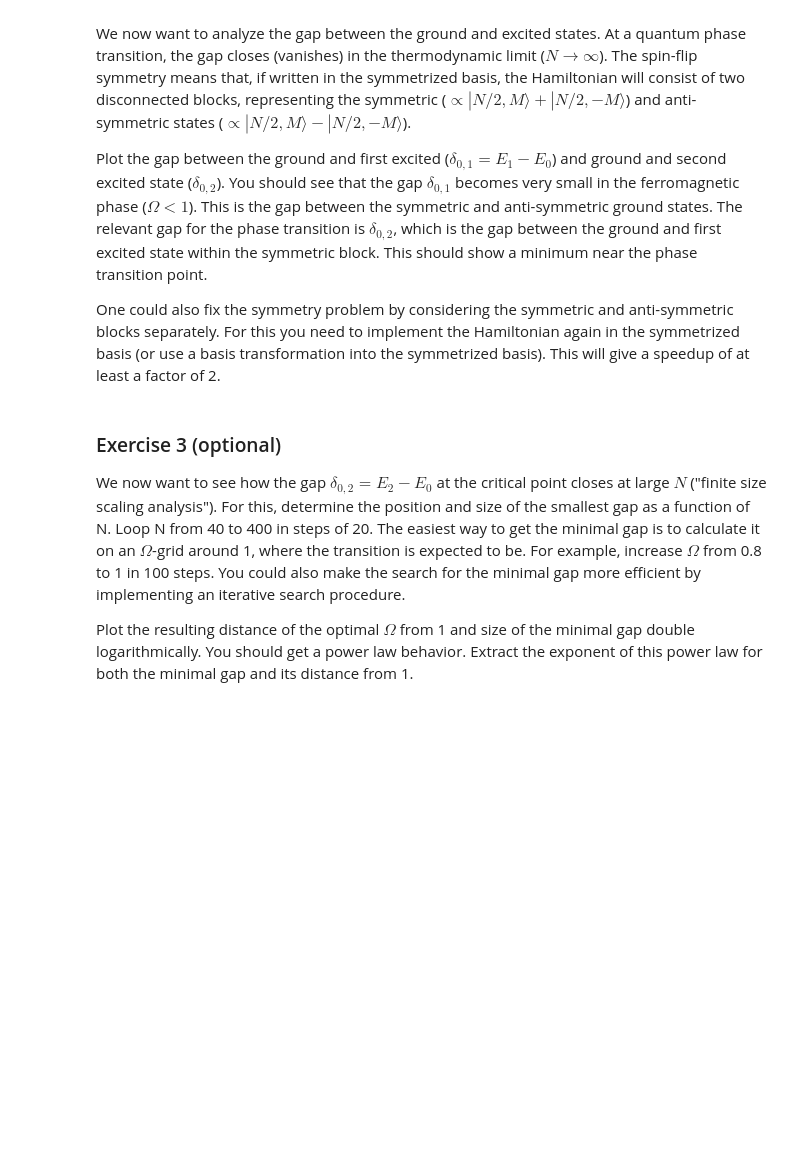
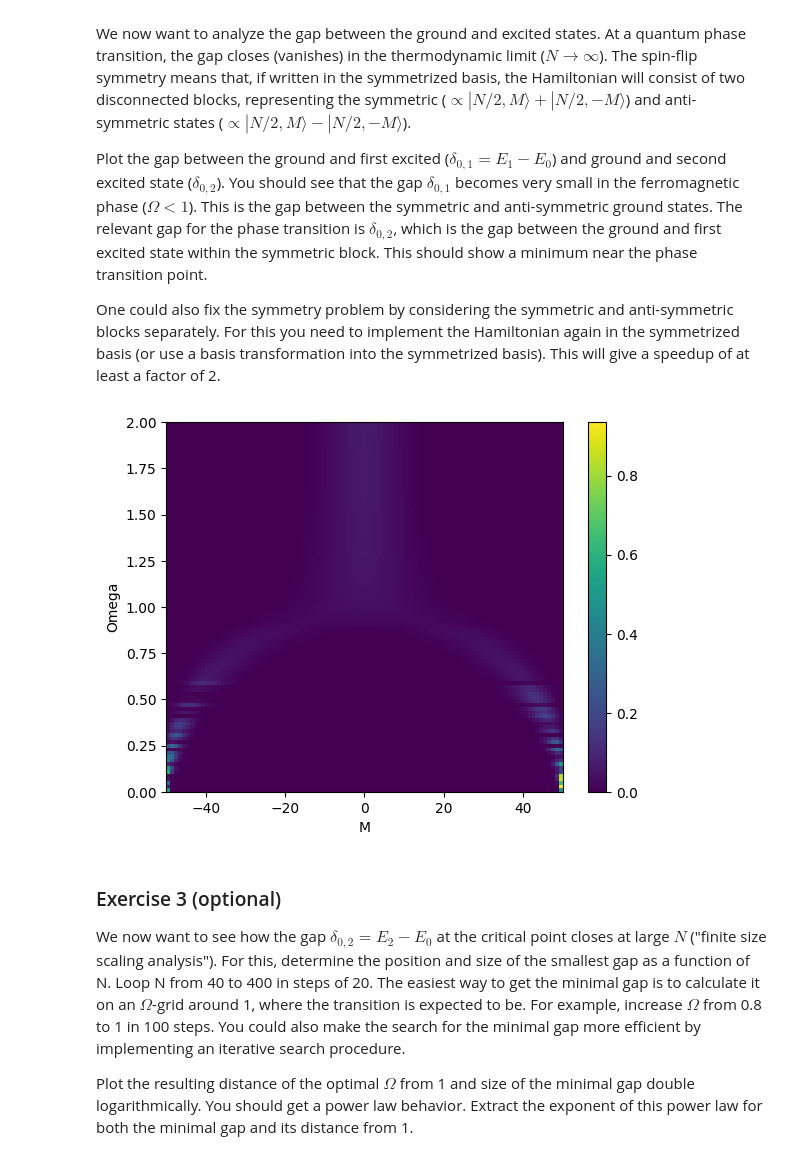
Before and after one commit to ket-PSI/CQD_SS26_solutions, a Jupyter notebook: Notebooks/exercise5.ipynb, the cells around one changed output. Cells and saved outputs as stored; diff of their text form; code cells hidden in the pictures; blank space fills up the shorter version.

```diff
--- a/Notebooks/exercise5.ipynb
+++ b/Notebooks/exercise5.ipynb
@@ -52,6 +85,41 @@ We now want to analyze the gap between the ground and excited states. At a quant
 Plot the gap between the ground and first excited ($\delta_{0,1}=E_1-E_0$) and ground and second excited state ($\delta_{0,2}$). You should see that the gap $\delta_{0,1}$ becomes very small in the ferromagnetic phase ($\Omega<1$). This is the gap between the symmetric and anti-symmetric ground states. The relevant gap for the phase transition is $\delta_{0,2}$, which is the gap between the ground and first excited state within the symmetric block. This should show a minimum near the phase transition point.
 
 One could also fix the symmetry problem by considering the symmetric and anti-symmetric blocks separately. For this you need to implement the Hamiltonian again in the symmetrized basis (or use a basis transformation into the symmetrized basis). This will give a speedup of at least a factor of 2.
+# %%
+### P(M) plot
+N = 100
+m = np.arange(-N/2,N/2+1)    # =|M> from -N/2... N/2
+
+### Matrices
+S_z = np.diag(np.arange(-N/2,N/2+1))
+CB_up = np.sqrt(N/2*(N/2+1)-m[:-1]*(m[:-1]+1))                   #=CB_+
+CB_down = np.sqrt(N/2*(N/2+1)-m[1:]*(m[1:]-1))                   #=CB_-
+
+S_up = sc.sparse.diags_array(CB_up, offsets=1)
+S_down = sc.sparse.diags_array(CB_down, offsets= -1)
+
+S_x = (S_up + S_down)/2
+
+omega_vals = np.linspace(0,2,100)
+P_M_omega = np.zeros((len(omega_vals), len(m)))
+
+#loop over omega for different m
+for i, omega in enumerate(omega_vals):
+    H = -1/N*(S_z @ S_z) - omega * S_x
+    eigvalues , eigvectors = sc.sparse.linalg.eigsh(H,3, which="SA")
+    ground_state = eigvectors[:,0]
+    P_M = np.absolute(ground_state)**2
+    P_M_omega[i,:] = P_M
+
+#Plot P(M;Omega)
+plt.imshow(P_M_omega, extent=[m[0], m[-1], omega_vals[0], omega_vals[-1]], origin='lower', aspect="auto"
+           )
+plt.colorbar()
+plt.xlabel("M")
+plt.ylabel("Omega")
+plt.show()
+# %% [output]
+[figure, added]
 # %% [markdown]
 ### Exercise 3 (optional)
 
```
Also changed, not shown: parts of 3 cells of this notebook, 1 other file.
